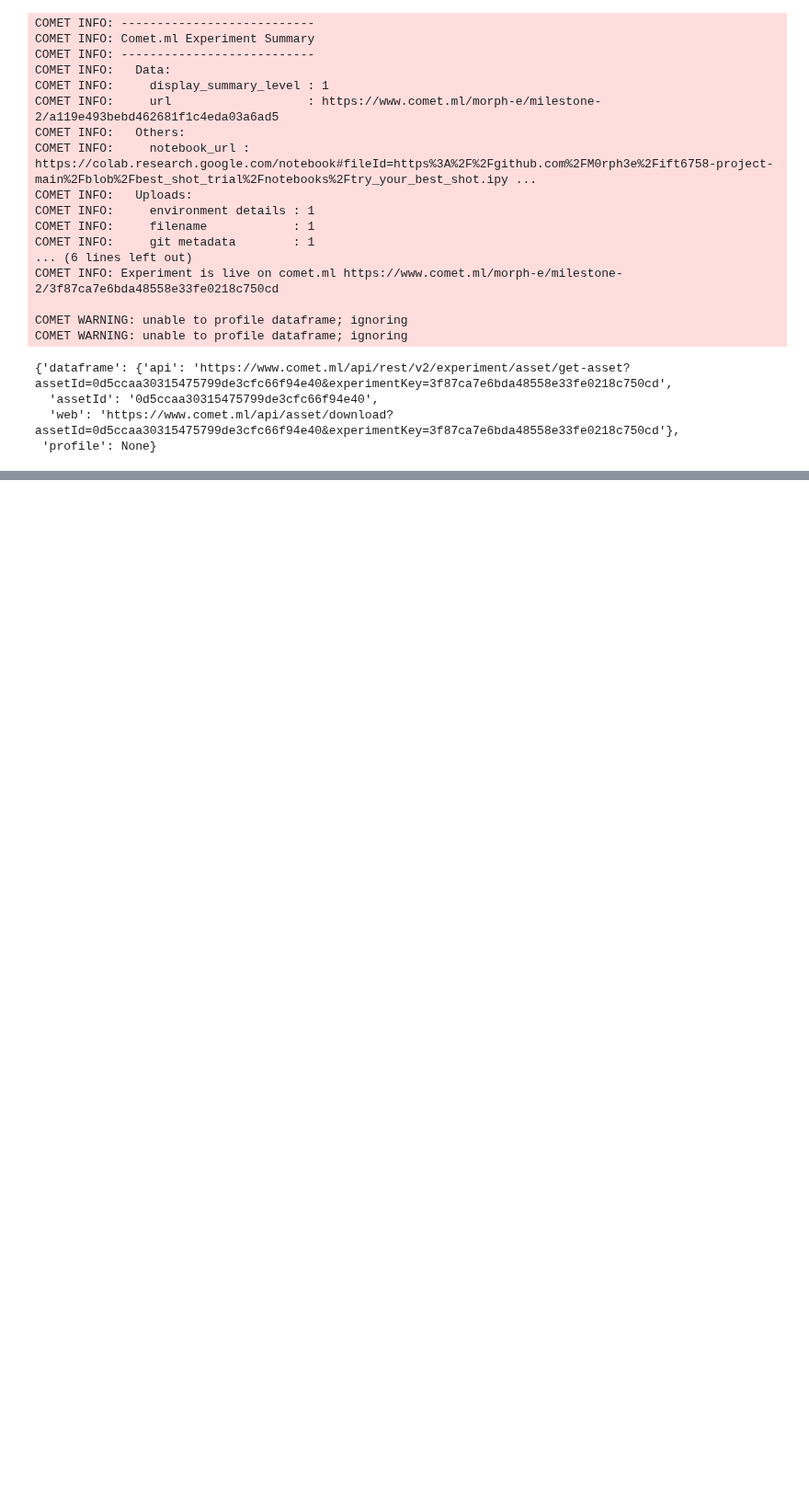
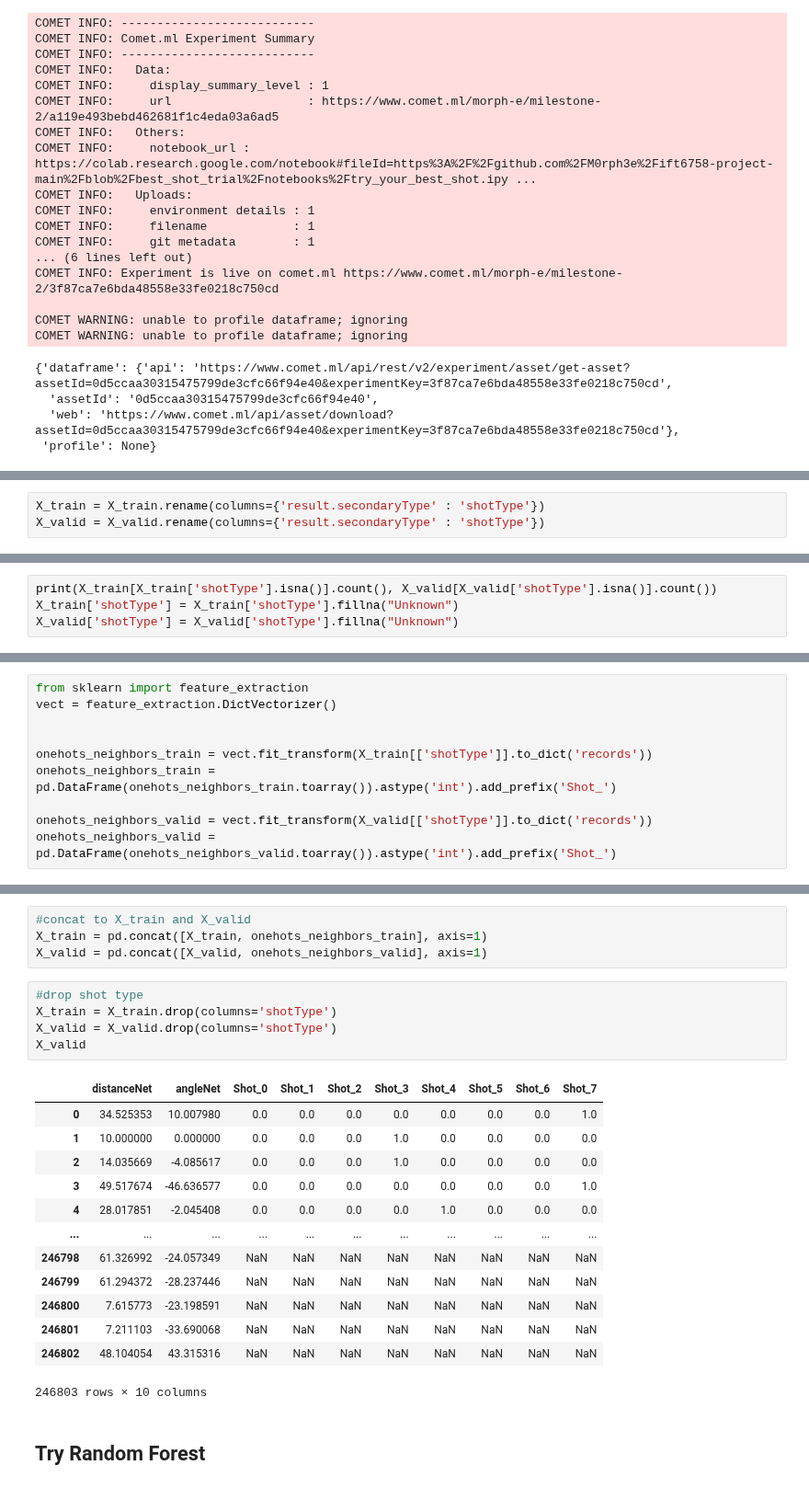
Before and after one commit to M0rph3e/ift6758-project-main, a Jupyter notebook: notebooks/try_your_best_shot.ipynb, the cells around one changed output, grey strips where cells are left out. Shown at 92% size. Saved outputs shown, nothing was run; the diff lists cells and outputs as text; blank space fills up the shorter version.

Commit message:
Preprocess data, I'll try RandomForest with grid search, need to retry the One hot encode of the Shot Type..

```diff
--- a/notebooks/try_your_best_shot.ipynb
+++ b/notebooks/try_your_best_shot.ipynb
@@ -144,0 +163,3 @@ COMET WARNING: unable to profile dataframe; ignoring
+# %%
+X_train = X_train.rename(columns={'result.secondaryType' : 'shotType'})
+X_valid = X_valid.rename(columns={'result.secondaryType' : 'shotType'})
@@ -144,0 +168,4 @@ COMET WARNING: unable to profile dataframe; ignoring
+# %%
+print(X_train[X_train['shotType'].isna()].count(), X_valid[X_valid['shotType'].isna()].count())
+X_train['shotType'] = X_train['shotType'].fillna("Unknown")
+X_valid['shotType'] = X_valid['shotType'].fillna("Unknown")
@@ -144,0 +185,10 @@ COMET WARNING: unable to profile dataframe; ignoring
+# %%
+from sklearn import feature_extraction
+vect = feature_extraction.DictVectorizer()
+
+
+onehots_neighbors_train = vect.fit_transform(X_train[['shotType']].to_dict('records'))
+onehots_neighbors_train = pd.DataFrame(onehots_neighbors_train.toarray()).astype('int').add_prefix('Shot_')
+
+onehots_neighbors_valid = vect.fit_transform(X_valid[['shotType']].to_dict('records'))
+onehots_neighbors_valid = pd.DataFrame(onehots_neighbors_valid.toarray()).astype('int').add_prefix('Shot_')
@@ -144,0 +204,25 @@ COMET WARNING: unable to profile dataframe; ignoring
+# %%
+#concat to X_train and X_valid
+X_train = pd.concat([X_train, onehots_neighbors_train], axis=1)
+X_valid = pd.concat([X_valid, onehots_neighbors_valid], axis=1)
+# %%
+#drop shot type
+X_train = X_train.drop(columns='shotType')
+X_valid = X_valid.drop(columns='shotType')
+X_valid
+# %% [output]
+|  | distanceNet | angleNet | Shot_0 | Shot_1 | Shot_2 | Shot_3 | Shot_4 | Shot_5 | Shot_6 | Shot_7 |
+| 0 | 34.525353 | 10.007980 | 0.0 | 0.0 | 0.0 | 0.0 | 0.0 | 0.0 | 0.0 | 1.0 |
+| 1 | 10.000000 | 0.000000 | 0.0 | 0.0 | 0.0 | 1.0 | 0.0 | 0.0 | 0.0 | 0.0 |
+| 2 | 14.035669 | -4.085617 | 0.0 | 0.0 | 0.0 | 1.0 | 0.0 | 0.0 | 0.0 | 0.0 |
+| 3 | 49.517674 | -46.636577 | 0.0 | 0.0 | 0.0 | 0.0 | 0.0 | 0.0 | 0.0 | 1.0 |
+| 4 | 28.017851 | -2.045408 | 0.0 | 0.0 | 0.0 | 0.0 | 1.0 | 0.0 | 0.0 | 0.0 |
+| ... | ... | ... | ... | ... | ... | ... | ... | ... | ... | ... |
+| 246798 | 61.326992 | -24.057349 | NaN | NaN | NaN | NaN | NaN | NaN | NaN | NaN |
+| 246799 | 61.294372 | -28.237446 | NaN | NaN | NaN | NaN | NaN | NaN | NaN | NaN |
+| 246800 | 7.615773 | -23.198591 | NaN | NaN | NaN | NaN | NaN | NaN | NaN | NaN |
+| 246801 | 7.211103 | -33.690068 | NaN | NaN | NaN | NaN | NaN | NaN | NaN | NaN |
+| 246802 | 48.104054 | 43.315316 | NaN | NaN | NaN | NaN | NaN | NaN | NaN | NaN |
+246803 rows × 10 columns
+# %% [markdown]
+## Try Random Forest
```
Also changed, not shown: parts of 15 cells of this notebook.
